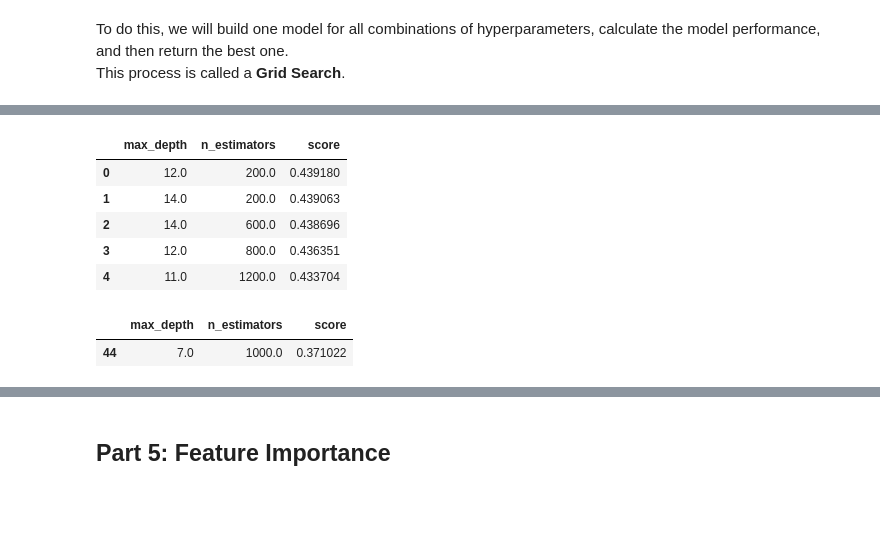
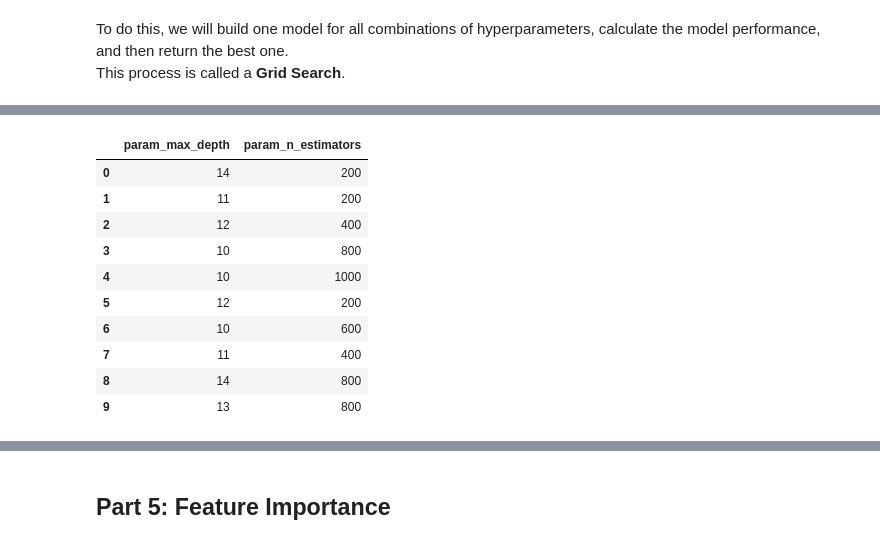
Before and after one commit to tmsharp/random_forest, a Jupyter notebook: Classification - Predicting Graduate Admissions (Abridged).ipynb, the cells around one changed output, grey strips where cells are left out. Saved outputs shown, nothing was run; the diff lists cells and outputs as text; code cells hidden in the pictures; blank space fills up the shorter version.

```diff
--- a/Classification - Predicting Graduate Admissions (Abridged).ipynb
+++ b/Classification - Predicting Graduate Admissions (Abridged).ipynb
@@ -481,12 +512,0 @@ param_grid = {'n_estimators': n_estimators,
-# %%
-%%time
-
-# instantiate
-rf = RandomForestClassifier()
-rf_cv = GridSearchCV(rf, param_grid, cv=5, scoring='f1')
-
-# fit
-rf_cv.fit(X_train, y_train)
-
-# save results
-pickle.dump(rf_cv, open( "rf_cv_manyparams.pickle", "wb" ) )
@@ -502,25 +528,20 @@ The best parameters for our RF are {'max_depth': 12, 'n_estimators': 200}
-# %%
-# visualize the grid
-
-param_max_depths = rf_cv.cv_results_['param_max_depth']
-param_n_estimators = rf_cv.cv_results_['param_n_estimators']
-score = rf_cv.cv_results_['mean_test_score']
-
-cv_results = pd.DataFrame([param_max_depths, param_n_estimators, score]).transpose()
-cv_results.columns = ['max_depth', 'n_estimators', 'score']
-cv_results.sort_values('score', ascending=False).reset_index(drop=True).head(5)
-# %% [output]
-|  | max_depth | n_estimators | score |
-| 0 | 12.0 | 200.0 | 0.439180 |
-| 1 | 14.0 | 200.0 | 0.439063 |
-| 2 | 14.0 | 600.0 | 0.438696 |
-| 3 | 12.0 | 800.0 | 0.436351 |
-| 4 | 11.0 | 1200.0 | 0.433704 |
-# %%
-## TEST
-cv_results[(cv_results['max_depth'] == 7.0) & (cv_results['n_estimators'] == 1000.0)]
-# %% [output]
-|  | max_depth | n_estimators | score |
-| 44 | 7.0 | 1000.0 | 0.371022 |
+# %%
+# visualize the grid
+scores_df = pd.DataFrame(rf_cv.cv_results_).sort_values(by='rank_test_score')
+param_keys = [key for key in rf_cv.cv_results_.keys() if 'param_' in key]
+scores_df = scores_df[param_keys].reset_index(drop=True)
+scores_df.head(10)
+# %% [output]
+|  | param_max_depth | param_n_estimators |
+| 0 | 14 | 200 |
+| 1 | 11 | 200 |
+| 2 | 12 | 400 |
+| 3 | 10 | 800 |
+| 4 | 10 | 1000 |
+| 5 | 12 | 200 |
+| 6 | 10 | 600 |
+| 7 | 11 | 400 |
+| 8 | 14 | 800 |
+| 9 | 13 | 800 |
 # %%
 # create a model with the best parameters
```
Also changed, not shown: parts of 23 cells of this notebook, 8 other files.
